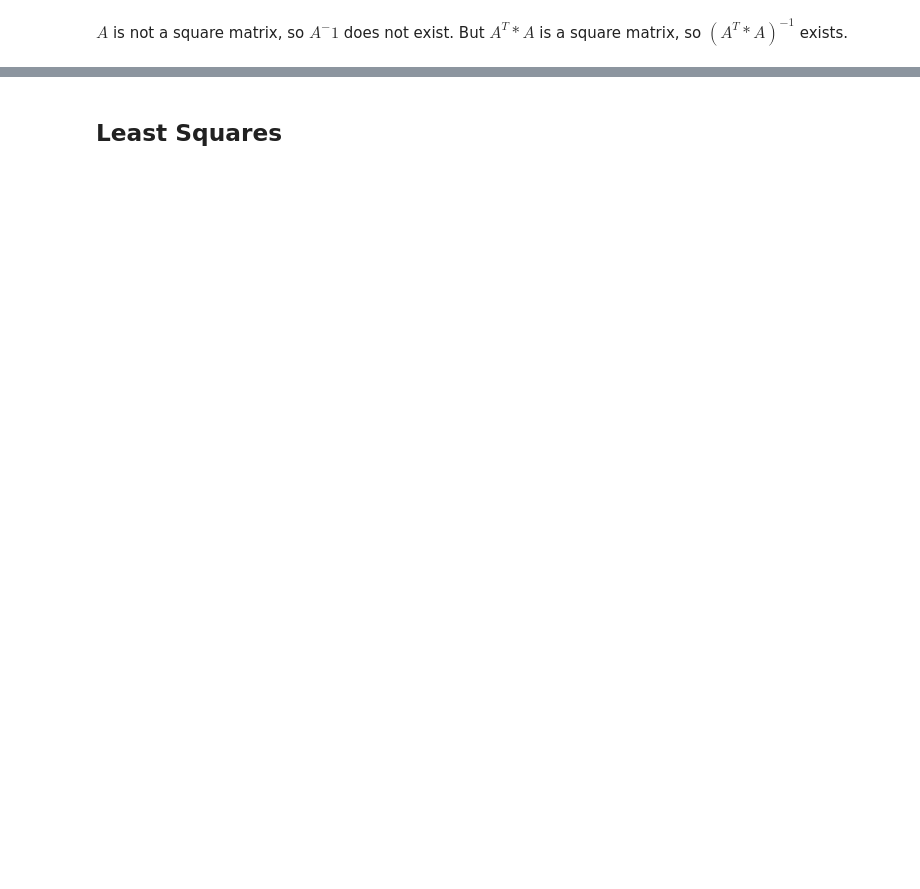
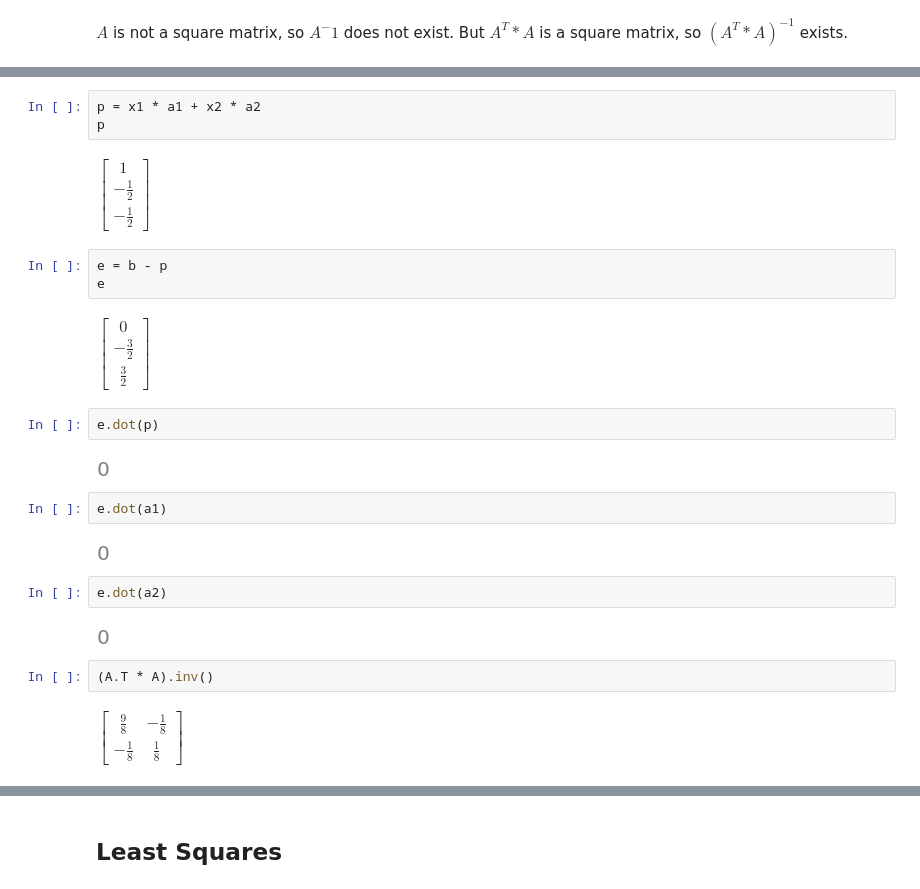
Before and after one commit to zhoujing204/linear-algebra, a Jupyter notebook: gilbert-strang/lec15-projections.ipynb, the cells around one changed output, grey strips where cells are left out. Saved outputs shown, nothing was run; the diff lists cells and outputs as text; blank space fills up the shorter version.

```diff
--- a/gilbert-strang/lec15-projections.ipynb
+++ b/gilbert-strang/lec15-projections.ipynb
@@ -189,0 +242,26 @@ $ A $ is not a square matrix, so $ A^-1 $ does not exist. But $ A^T * A $ is a s
+# %%
+p = x1 * a1 + x2 * a2
+p
+# %% [output]
+$\displaystyle \left[\begin{matrix}1\\- \frac{1}{2}\\- \frac{1}{2}\end{matrix}\right]$
+# %%
+e = b - p
+e
+# %% [output]
+$\displaystyle \left[\begin{matrix}0\\- \frac{3}{2}\\\frac{3}{2}\end{matrix}\right]$
+# %%
+e.dot(p)
+# %% [output]
+[figure, added]
+# %%
+e.dot(a1)
+# %% [output]
+[figure, added]
+# %%
+e.dot(a2)
+# %% [output]
+[figure, added]
+# %%
+(A.T * A).inv()
+# %% [output]
+$\displaystyle \left[\begin{matrix}\frac{9}{8} & - \frac{1}{8}\\- \frac{1}{8} & \frac{1}{8}\end{matrix}\right]$
```
Also changed, not shown: parts of 34 cells of this notebook, 3 other files.
